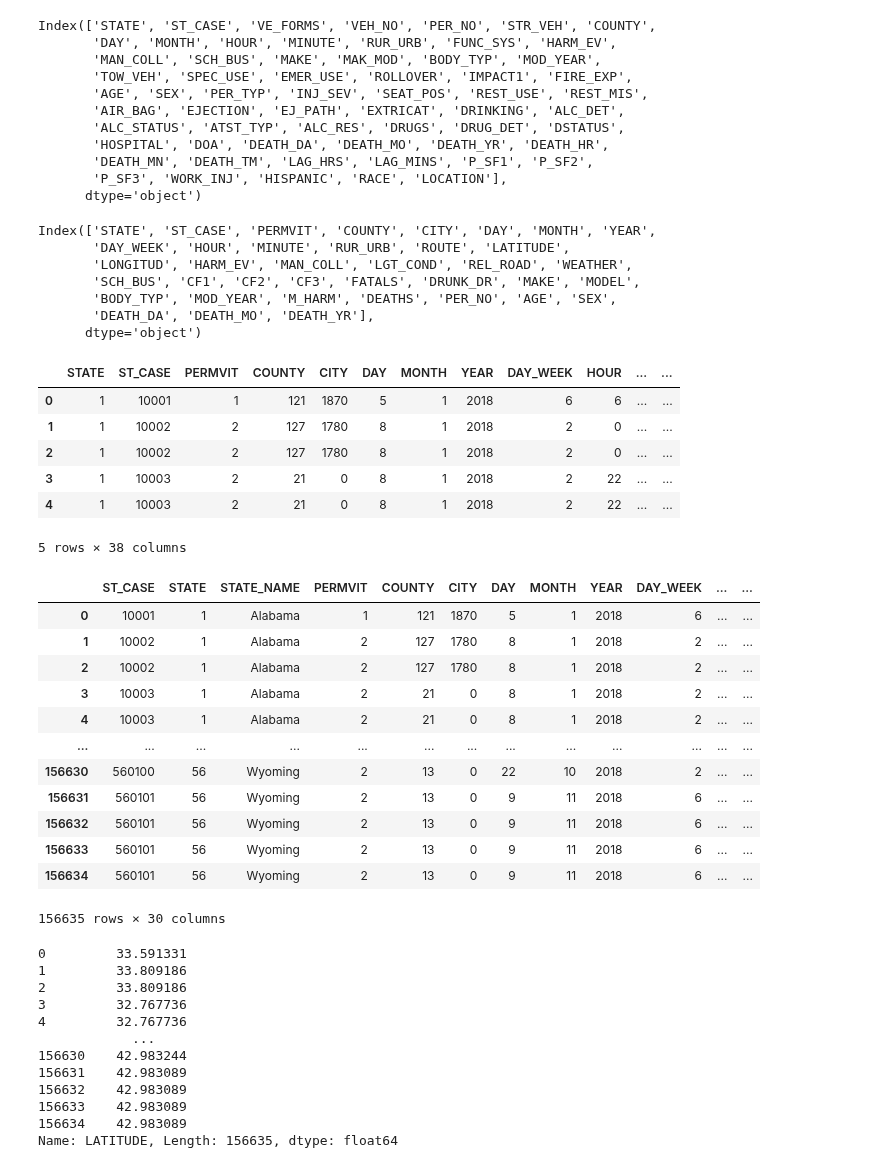
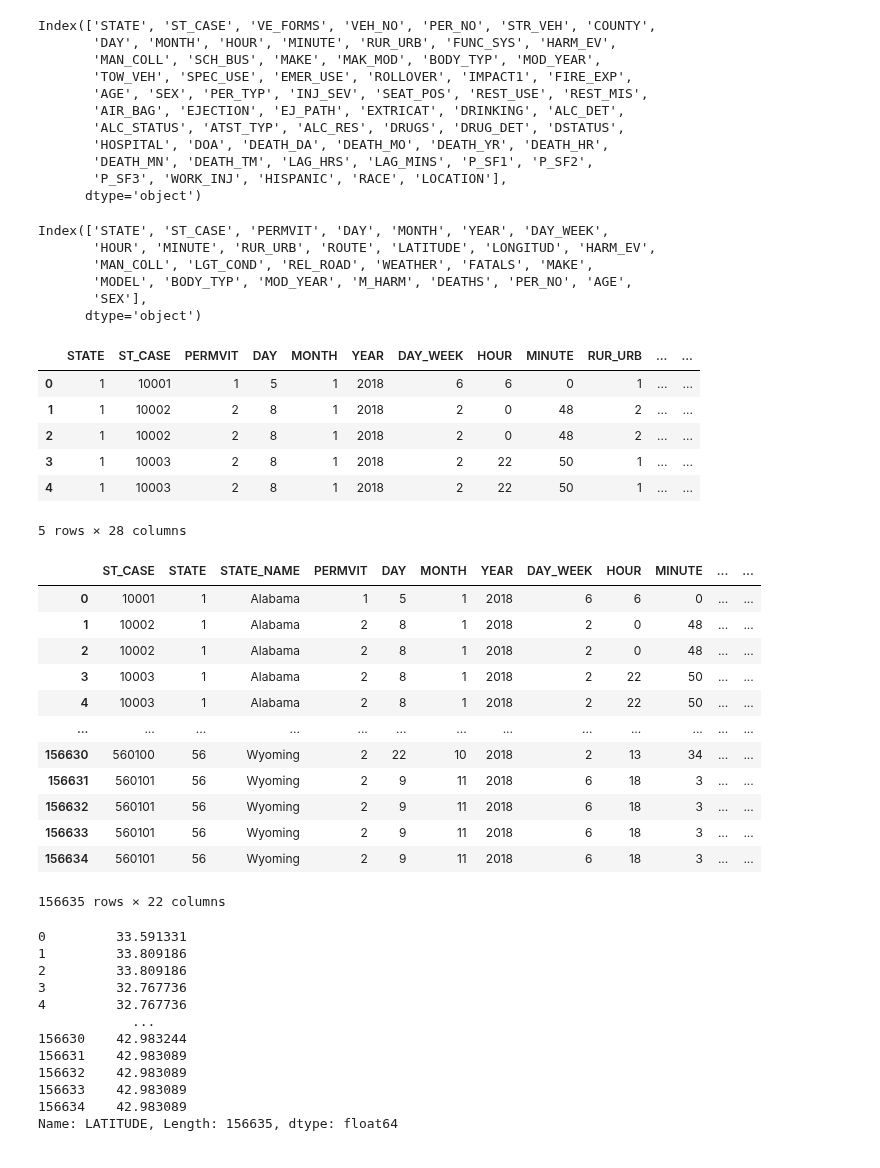
Before and after one commit to clemiblac/Fatal_Accidents, a Jupyter notebook: Fatal_accidents.ipynb, the cells around one changed output. Saved outputs shown, nothing was run; the diff lists cells and outputs as text; code cells hidden in the pictures.

```diff
--- a/Fatal_accidents.ipynb
+++ b/Fatal_accidents.ipynb
@@ -26,10 +26,9 @@ Index(['STATE', 'ST_CASE', 'VE_TOTAL', 'VE_FORMS', 'PVH_INVL', 'PEDS',
        'DRUNK_DR'],
       dtype='object')
 # %%
-accidents1=accidents[['STATE', 'ST_CASE','PERMVIT','COUNTY', 'CITY', 'DAY', 'MONTH',
+accidents1=accidents[['STATE', 'ST_CASE','PERMVIT', 'DAY', 'MONTH',
        'YEAR', 'DAY_WEEK', 'HOUR', 'MINUTE', 'RUR_URB','ROUTE','LATITUDE','LONGITUD',
-       'HARM_EV', 'MAN_COLL','LGT_COND', 'REL_ROAD','WEATHER', 'SCH_BUS',
-        'CF1', 'CF2', 'CF3','FATALS','DRUNK_DR']]
+       'HARM_EV', 'MAN_COLL','LGT_COND', 'REL_ROAD','WEATHER','FATALS']]
 # %%
 vehicle=pd.read_csv("Resources/VEHICLE.csv",engine='python')
 vehicle.head(5)
@@ -93,7 +92,7 @@ Index(['STATE', 'ST_CASE', 'VE_FORMS', 'VEH_NO', 'PER_NO', 'STR_VEH', 'COUNTY',
        'P_SF3', 'WORK_INJ', 'HISPANIC', 'RACE', 'LOCATION'],
       dtype='object')
 # %%
-person1=person[['ST_CASE','PER_NO','AGE', 'SEX','DEATH_DA', 'DEATH_MO', 'DEATH_YR']]
+person1=person[['ST_CASE','PER_NO','AGE', 'SEX']]
 # %%
 df1=pd.merge(accidents1,vehicle1,on='ST_CASE')
 # %%
@@ -101,23 +100,22 @@ data=pd.merge(df1,person1,on='ST_CASE')
 # %%
 data.columns
 # %% [output]
-Index(['STATE', 'ST_CASE', 'PERMVIT', 'COUNTY', 'CITY', 'DAY', 'MONTH', 'YEAR',
-       'DAY_WEEK', 'HOUR', 'MINUTE', 'RUR_URB', 'ROUTE', 'LATITUDE',
-       'LONGITUD', 'HARM_EV', 'MAN_COLL', 'LGT_COND', 'REL_ROAD', 'WEATHER',
-       'SCH_BUS', 'CF1', 'CF2', 'CF3', 'FATALS', 'DRUNK_DR', 'MAKE', 'MODEL',
-       'BODY_TYP', 'MOD_YEAR', 'M_HARM', 'DEATHS', 'PER_NO', 'AGE', 'SEX',
-       'DEATH_DA', 'DEATH_MO', 'DEATH_YR'],
+Index(['STATE', 'ST_CASE', 'PERMVIT', 'DAY', 'MONTH', 'YEAR', 'DAY_WEEK',
+       'HOUR', 'MINUTE', 'RUR_URB', 'ROUTE', 'LATITUDE', 'LONGITUD', 'HARM_EV',
+       'MAN_COLL', 'LGT_COND', 'REL_ROAD', 'WEATHER', 'FATALS', 'MAKE',
+       'MODEL', 'BODY_TYP', 'MOD_YEAR', 'M_HARM', 'DEATHS', 'PER_NO', 'AGE',
+       'SEX'],
       dtype='object')
 # %%
 data.head(5)
 # %% [output]
-|  | STATE | ST_CASE | PERMVIT | COUNTY | CITY | DAY | MONTH | YEAR | DAY_WEEK | HOUR | ... | ... |
-| 0 | 1 | 10001 | 1 | 121 | 1870 | 5 | 1 | 2018 | 6 | 6 | ... | ... |
-| 1 | 1 | 10002 | 2 | 127 | 1780 | 8 | 1 | 2018 | 2 | 0 | ... | ... |
-| 2 | 1 | 10002 | 2 | 127 | 1780 | 8 | 1 | 2018 | 2 | 0 | ... | ... |
-| 3 | 1 | 10003 | 2 | 21 | 0 | 8 | 1 | 2018 | 2 | 22 | ... | ... |
-| 4 | 1 | 10003 | 2 | 21 | 0 | 8 | 1 | 2018 | 2 | 22 | ... | ... |
+|  | STATE | ST_CASE | PERMVIT | DAY | MONTH | YEAR | DAY_WEEK | HOUR | MINUTE | RUR_URB | ... | ... |
+| 0 | 1 | 10001 | 1 | 5 | 1 | 2018 | 6 | 6 | 0 | 1 | ... | ... |
+| 1 | 1 | 10002 | 2 | 8 | 1 | 2018 | 2 | 0 | 48 | 2 | ... | ... |
+| 2 | 1 | 10002 | 2 | 8 | 1 | 2018 | 2 | 0 | 48 | 2 | ... | ... |
+| 3 | 1 | 10003 | 2 | 8 | 1 | 2018 | 2 | 22 | 50 | 1 | ... | ... |
+| 4 | 1 | 10003 | 2 | 8 | 1 | 2018 | 2 | 22 | 50 | 1 | ... | ... |
-5 rows × 38 columns
+5 rows × 28 columns
 # %%
 conditions=[
     (data['STATE']==1), (data['STATE']==2), (data['STATE']==4), (data['STATE']==5), (data['STATE']==6),
@@ -188,12 +186,6 @@ choices=['Clear','No Additional Atmospheric Conditions','Rain','Sleet,Hail',
 ]
 
 data['WEATHER_COND']=np.select(conditions,choices,default='null')
-# %%
-conditions=[(data['SCH_BUS']==0), (data['SCH_BUS']==1)]
-
-choices=['No','Yes']
-
-data['SCHOOL_BUS']=np.select(conditions,choices,default='null')
 # %%
 conditions=[
      (data['MAKE']==1),(data['MAKE']==2),(data['MAKE']==3),(data['MAKE']==6),(data['MAKE']==7),(data['MAKE']==8),
@@ -241,23 +233,23 @@ data['VMAKE']=np.select(conditions,choices,default='null')
 #Koenigsegg,Lada,Lamborghini,Lotus,Mahindra (Since 2013),Maserati,Maybach,McLaren,Mini Cooper,Morgan,Morris,Reliant (British),
 #Rolls-Royce,Simca,Singer,Spyker,Sunbeam,TVR)
 # %%
-data[['ST_CASE','STATE','STATE_NAME', 'PERMVIT', 'COUNTY', 'CITY', 'DAY', 'MONTH', 'YEAR','DAY_WEEK','HOUR',
+data[['ST_CASE','STATE','STATE_NAME', 'PERMVIT', 'DAY', 'MONTH', 'YEAR','DAY_WEEK','HOUR',
     'MINUTE','RUR_URB_NAME','ROUTE_NAME','LATITUDE','LONGITUD','LGT_CONDITIONS','REL_ROAD', 'WEATHER_COND',
-    'SCHOOL_BUS', 'FATALS', 'VMAKE','MOD_YEAR','DEATHS', 'PER_NO', 'AGE','SEX','DEATH_DA','DEATH_MO', 'DEATH_YR']]
+    'FATALS','DEATHS', 'PER_NO', 'AGE','SEX']]
 # %% [output]
-|  | ST_CASE | STATE | STATE_NAME | PERMVIT | COUNTY | CITY | DAY | MONTH | YEAR | DAY_WEEK | ... | ... |
-| 0 | 10001 | 1 | Alabama | 1 | 121 | 1870 | 5 | 1 | 2018 | 6 | ... | ... |
-| 1 | 10002 | 1 | Alabama | 2 | 127 | 1780 | 8 | 1 | 2018 | 2 | ... | ... |
-| 2 | 10002 | 1 | Alabama | 2 | 127 | 1780 | 8 | 1 | 2018 | 2 | ... | ... |
-| 3 | 10003 | 1 | Alabama | 2 | 21 | 0 | 8 | 1 | 2018 | 2 | ... | ... |
-| 4 | 10003 | 1 | Alabama | 2 | 21 | 0 | 8 | 1 | 2018 | 2 | ... | ... |
+|  | ST_CASE | STATE | STATE_NAME | PERMVIT | DAY | MONTH | YEAR | DAY_WEEK | HOUR | MINUTE | ... | ... |
+| 0 | 10001 | 1 | Alabama | 1 | 5 | 1 | 2018 | 6 | 6 | 0 | ... | ... |
+| 1 | 10002 | 1 | Alabama | 2 | 8 | 1 | 2018 | 2 | 0 | 48 | ... | ... |
+| 2 | 10002 | 1 | Alabama | 2 | 8 | 1 | 2018 | 2 | 0 | 48 | ... | ... |
+| 3 | 10003 | 1 | Alabama | 2 | 8 | 1 | 2018 | 2 | 22 | 50 | ... | ... |
+| 4 | 10003 | 1 | Alabama | 2 | 8 | 1 | 2018 | 2 | 22 | 50 | ... | ... |
 | ... | ... | ... | ... | ... | ... | ... | ... | ... | ... | ... | ... | ... |
-| 156630 | 560100 | 56 | Wyoming | 2 | 13 | 0 | 22 | 10 | 2018 | 2 | ... | ... |
-| 156631 | 560101 | 56 | Wyoming | 2 | 13 | 0 | 9 | 11 | 2018 | 6 | ... | ... |
-| 156632 | 560101 | 56 | Wyoming | 2 | 13 | 0 | 9 | 11 | 2018 | 6 | ... | ... |
-| 156633 | 560101 | 56 | Wyoming | 2 | 13 | 0 | 9 | 11 | 2018 | 6 | ... | ... |
-| 156634 | 560101 | 56 | Wyoming | 2 | 13 | 0 | 9 | 11 | 2018 | 6 | ... | ... |
+| 156630 | 560100 | 56 | Wyoming | 2 | 22 | 10 | 2018 | 2 | 13 | 34 | ... | ... |
+| 156631 | 560101 | 56 | Wyoming | 2 | 9 | 11 | 2018 | 6 | 18 | 3 | ... | ... |
+| 156632 | 560101 | 56 | Wyoming | 2 | 9 | 11 | 2018 | 6 | 18 | 3 | ... | ... |
+| 156633 | 560101 | 56 | Wyoming | 2 | 9 | 11 | 2018 | 6 | 18 | 3 | ... | ... |
+| 156634 | 560101 | 56 | Wyoming | 2 | 9 | 11 | 2018 | 6 | 18 | 3 | ... | ... |
-156635 rows × 30 columns
+156635 rows × 22 columns
 # %%
 #data_df.head(5)
 data['LATITUDE']
```
Also changed, not shown: parts of 1 cell of this notebook.
